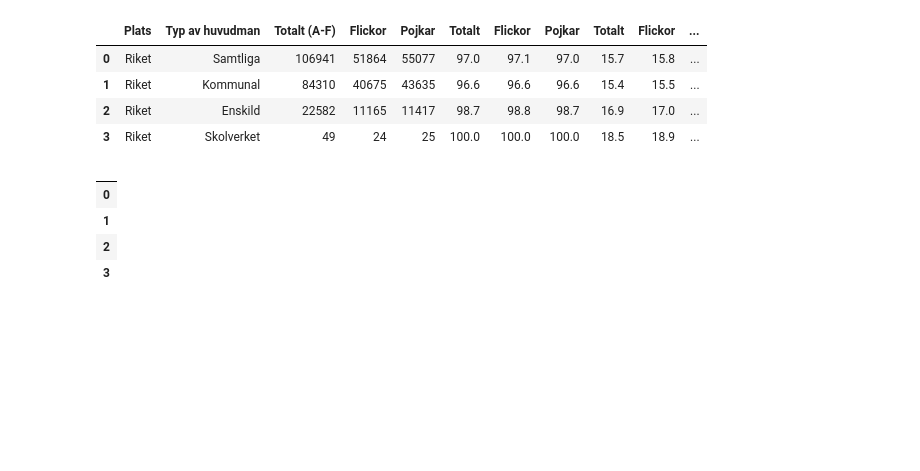
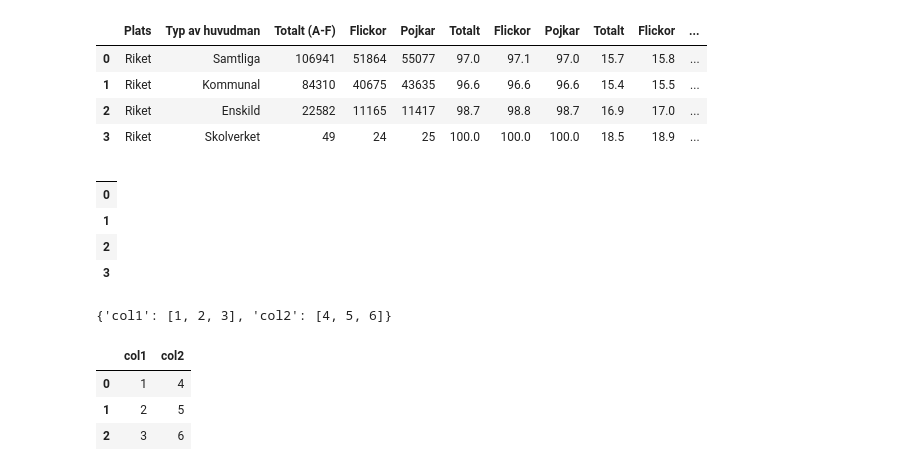
Before and after one commit to johnsandsjo/data-platform-dev-john-sandsjo-de24, a Jupyter notebook: exercises/exercise_1/exer1.ipynb, the cells around one changed output. Cells and saved outputs as stored; diff of their text form; code cells hidden in the pictures; blank space fills up the shorter version.

```diff
--- a/exercises/exercise_1/exer1.ipynb
+++ b/exercises/exercise_1/exer1.ipynb
@@ -345,3 +345,30 @@ df_dict["Engelska"][[]]
 | 1 |
 | 2 |
 | 3 |
+# %%
+#How do you create a DataFrame in Pandas from a dictionary, a list of dictionaries, and a CSV file, json object?
+
+new_dict = {'col1': [1, 2, 3], 'col2': [4, 5, 6]}
+new_list_dict = [
+    {'col1': 1, 'col2': 4},
+    {'col1': 2, 'col2': 5},
+    {'col1': 3, 'col2': 6}
+]
+json = {
+  "name": "John Doe",
+  "age": 30,
+  "city": "New York",
+  "is_active": True,
+  "hobbies": ["reading", "hiking", "coding"]
+}
+new_dict
+# %% [output]
+{'col1': [1, 2, 3], 'col2': [4, 5, 6]}
+# %%
+df_from_dict = pd.DataFrame.from_dict(new_dict)
+df_from_dict
+# %% [output]
+|  | col1 | col2 |
+| 0 | 1 | 4 |
+| 1 | 2 | 5 |
+| 2 | 3 | 6 |
```
Also changed, not shown: parts of 8 cells of this notebook, 1 other file.
